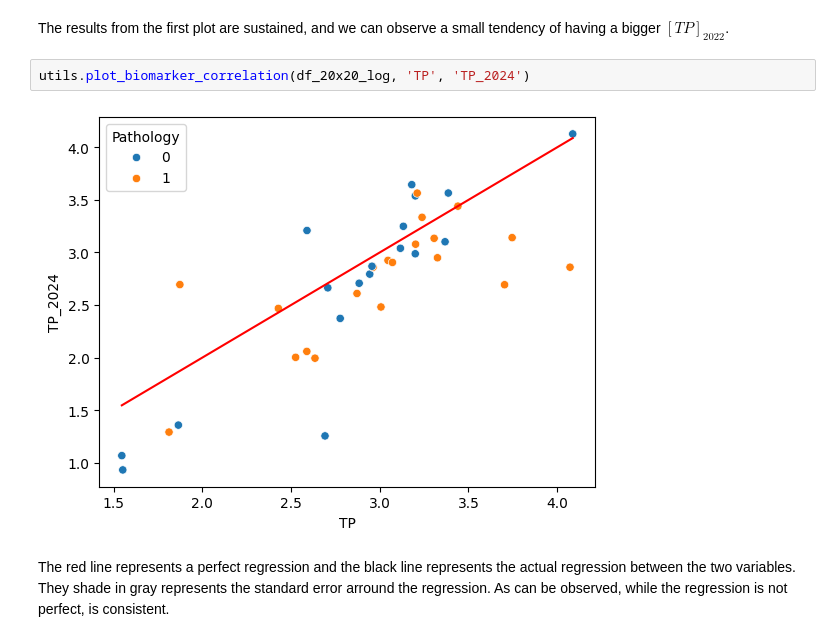
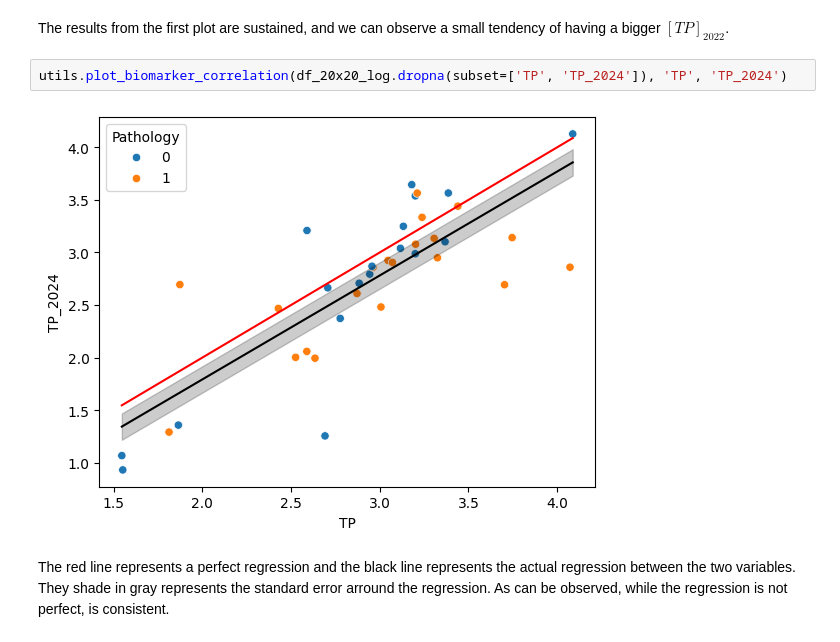
Before and after one commit to MiMARK-es/cohort-analysis, a Jupyter notebook: notebooks/20x20_aucs_analysis.ipynb, the cells around one changed output. Cells and saved outputs as stored; diff of their text form.

```diff
--- a/notebooks/20x20_aucs_analysis.ipynb
+++ b/notebooks/20x20_aucs_analysis.ipynb
@@ -207,9 +207,9 @@ As we can observe, both total proteins (2022 & 2024) have very similar distribut
 # %% [markdown]
 The results from the first plot are sustained, and we can observe a small tendency of having a bigger $[TP]_{2022}$.
 # %%
-utils.plot_biomarker_correlation(df_20x20_log, 'TP', 'TP_2024')
+utils.plot_biomarker_correlation(df_20x20_log.dropna(subset=['TP', 'TP_2024']), 'TP', 'TP_2024')
 # %% [output]
-[figure, old version]
+[figure, new version]
 # %% [markdown]
 The red line represents a perfect regression and the black line represents the actual regression between the two variables. They shade in gray represents the standard error arround the regression. As can be observed, while the regression is not perfect, is consistent.
 # %% [markdown]
```
